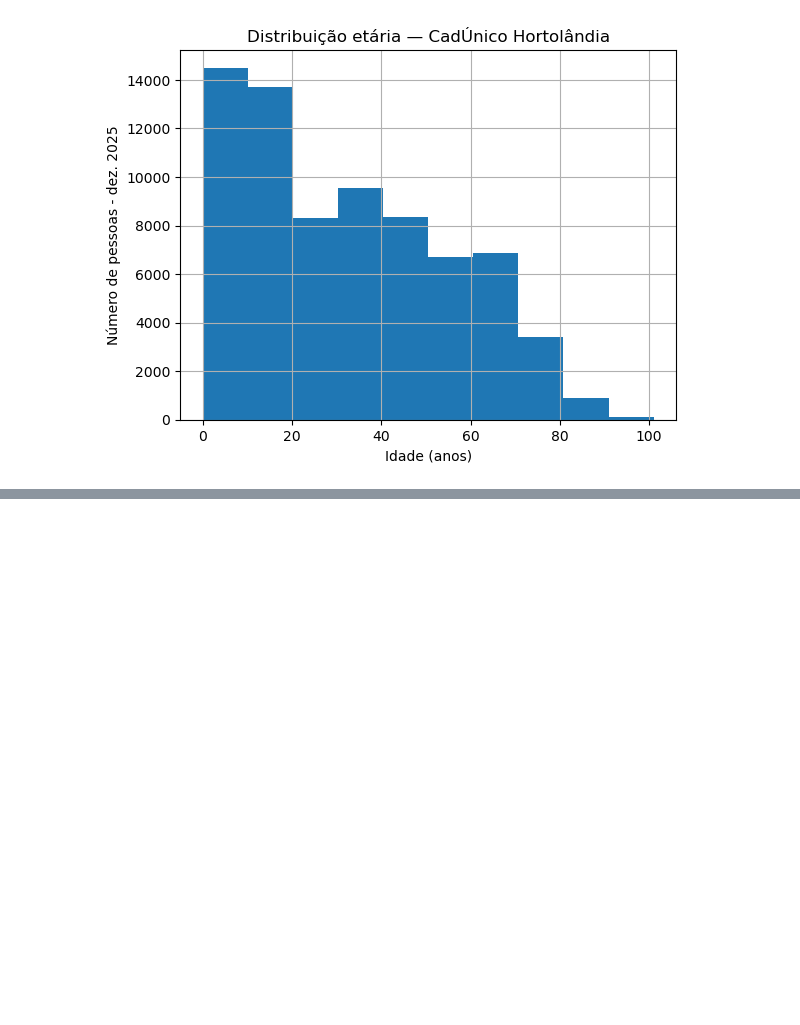
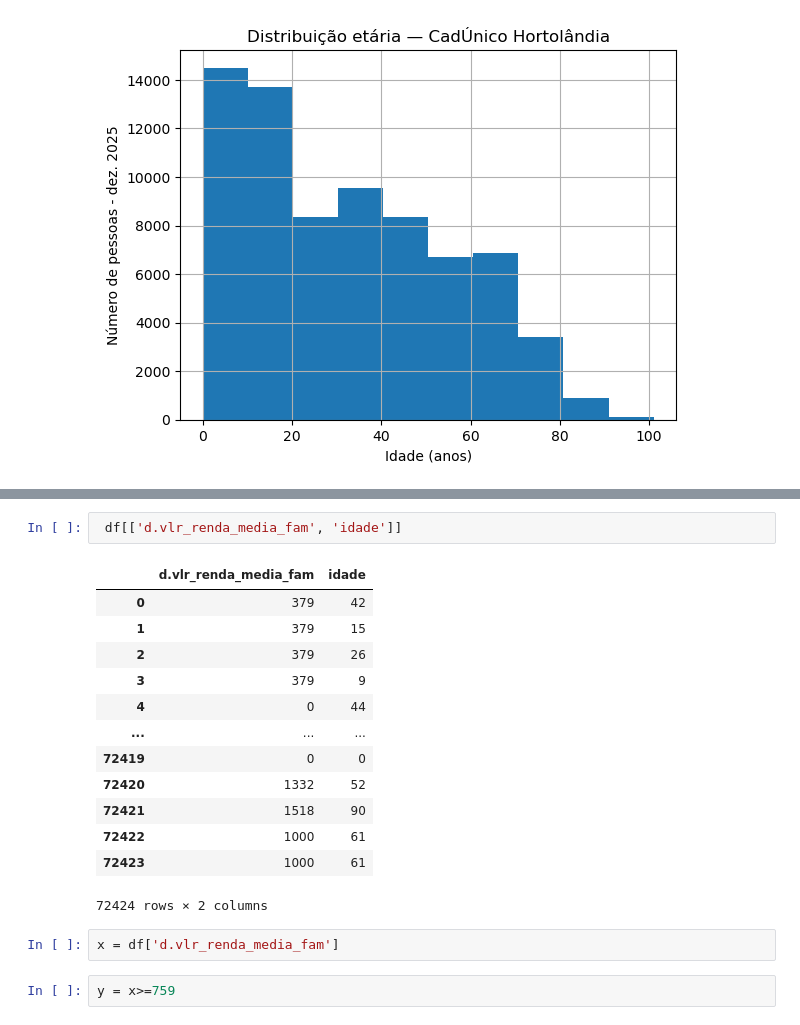
Before and after one commit to ailtonfv/Atlas-Social-de-Hortolandia, a Jupyter notebook: notebooks/cadunico/02_tratamento_cadunico.ipynb, the cells around one changed output, grey strips where cells are left out. Saved outputs shown, nothing was run; the diff lists cells and outputs as text; blank space fills up the shorter version.

```diff
--- a/notebooks/cadunico/02_tratamento_cadunico.ipynb
+++ b/notebooks/cadunico/02_tratamento_cadunico.ipynb
@@ -2420,0 +2425,20 @@ to_datetime(arg: 'DatetimeScalarOrArrayConvertible | DictConvertible', errors: '
+# %%
+ df[['d.vlr_renda_media_fam', 'idade']]
+# %% [output]
+|  | d.vlr_renda_media_fam | idade |
+| 0 | 379 | 42 |
+| 1 | 379 | 15 |
+| 2 | 379 | 26 |
+| 3 | 379 | 9 |
+| 4 | 0 | 44 |
+| ... | ... | ... |
+| 72419 | 0 | 0 |
+| 72420 | 1332 | 52 |
+| 72421 | 1518 | 90 |
+| 72422 | 1000 | 61 |
+| 72423 | 1000 | 61 |
+72424 rows × 2 columns
+# %%
+x = df['d.vlr_renda_media_fam']
+# %%
+y = x>=759
```
Also changed, not shown: parts of 21 cells of this notebook.
